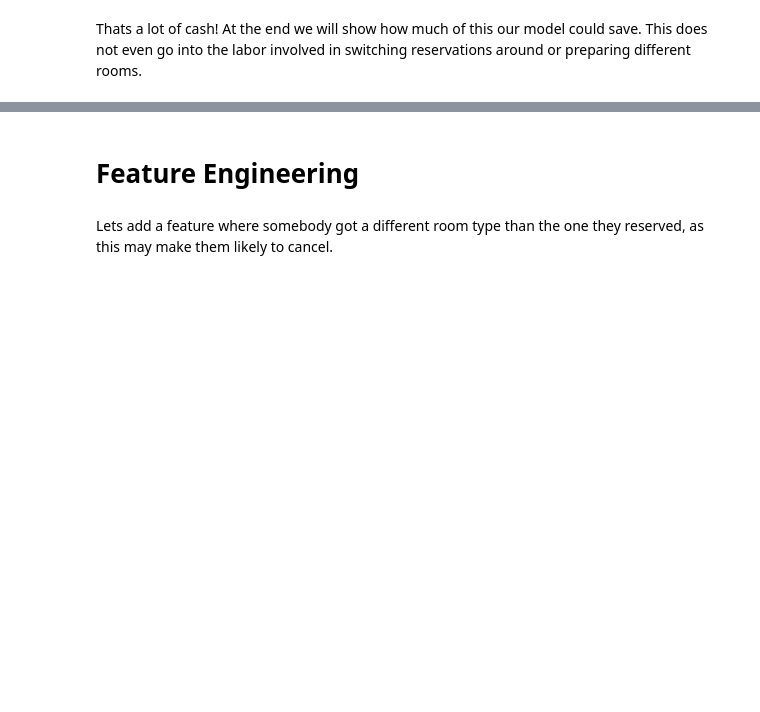
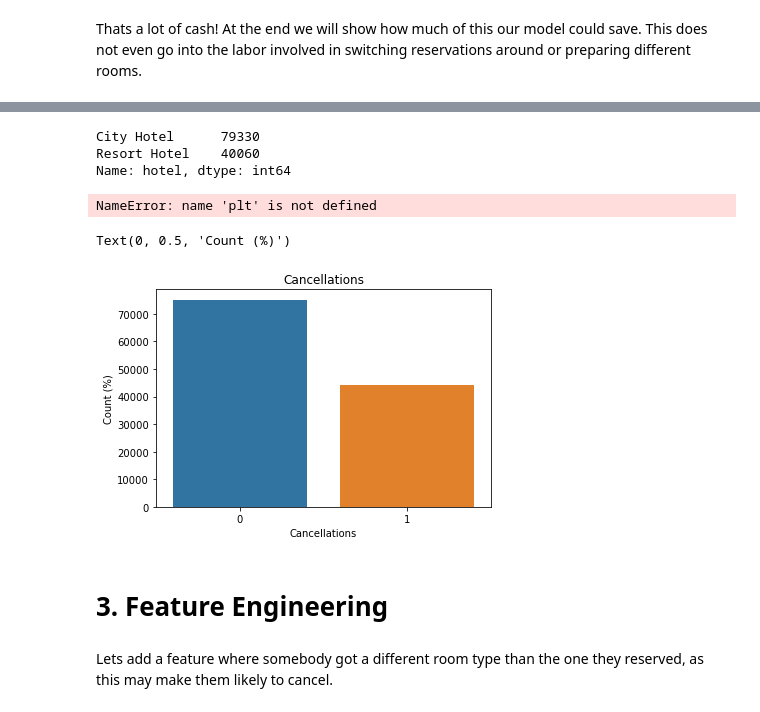
Before and after one commit to acoco10/Hotel-Cancellation-Model, a Jupyter notebook: Final Notebook.ipynb, the cells around one changed output, grey strips where cells are left out. Saved outputs shown, nothing was run; the diff lists cells and outputs as text; code cells hidden in the pictures; blank space fills up the shorter version.

```diff
--- a/Final Notebook.ipynb
+++ b/Final Notebook.ipynb
@@ -154,5 +188,33 @@ Thats a lot of cash! At the end we will show how much of this our model could sa
+# %%
+df["hotel"].value_counts()
+# %% [output]
+City Hotel      79330
+Resort Hotel    40060
+Name: hotel, dtype: int64
+# %%
+fig, ax = plt.subplots(figsize = (12,8))
+ax=sns.countplot(x='hotel', data = df)
+plt.title('Hotel Types', fontsize = 12)
+plt.xlabel('Hotel', fontsize=12)
+plt.ylabel('Count', fontsize=12)
+
+;
+# %% [output]
+NameError: name 'plt' is not defined
+# %%
+ax = sns.countplot(x='is_canceled', data = df)
+plt.title('Cancellations')
+plt.xlabel('Cancellations')
+plt.ylabel('Count (%)')
+
+
+# 0 - Not canceled
+# 1 - Canceled
+# %% [output]
+Text(0, 0.5, 'Count (%)')
+[figure, added]
 # %% [markdown]
-# Feature Engineering
+# 3. Feature Engineering
 # %% [markdown]
 Lets add a feature where somebody got a different room type than the one they reserved, as this may make them likely to cancel.
 # %%
```
Also changed, not shown: parts of 30 cells of this notebook.
